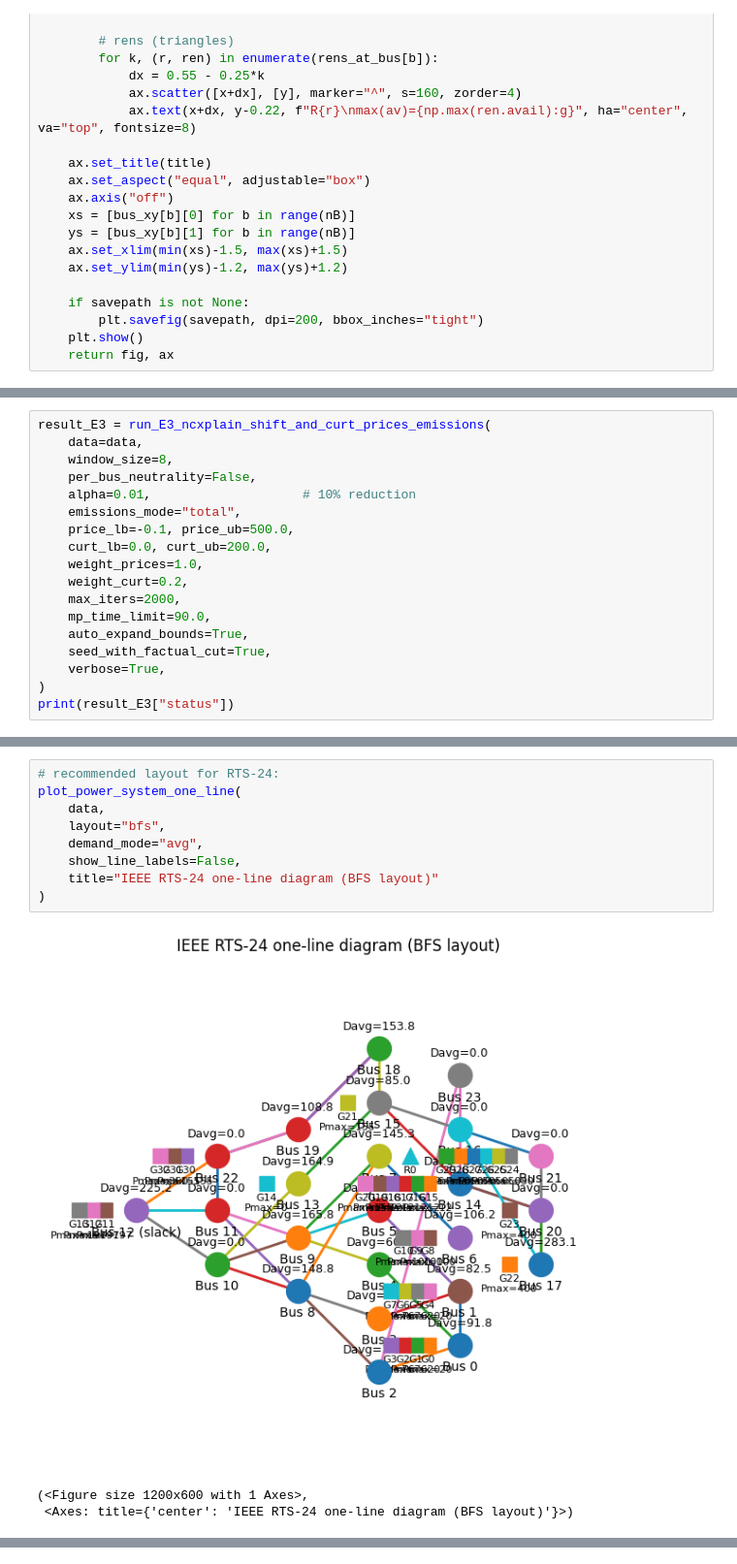
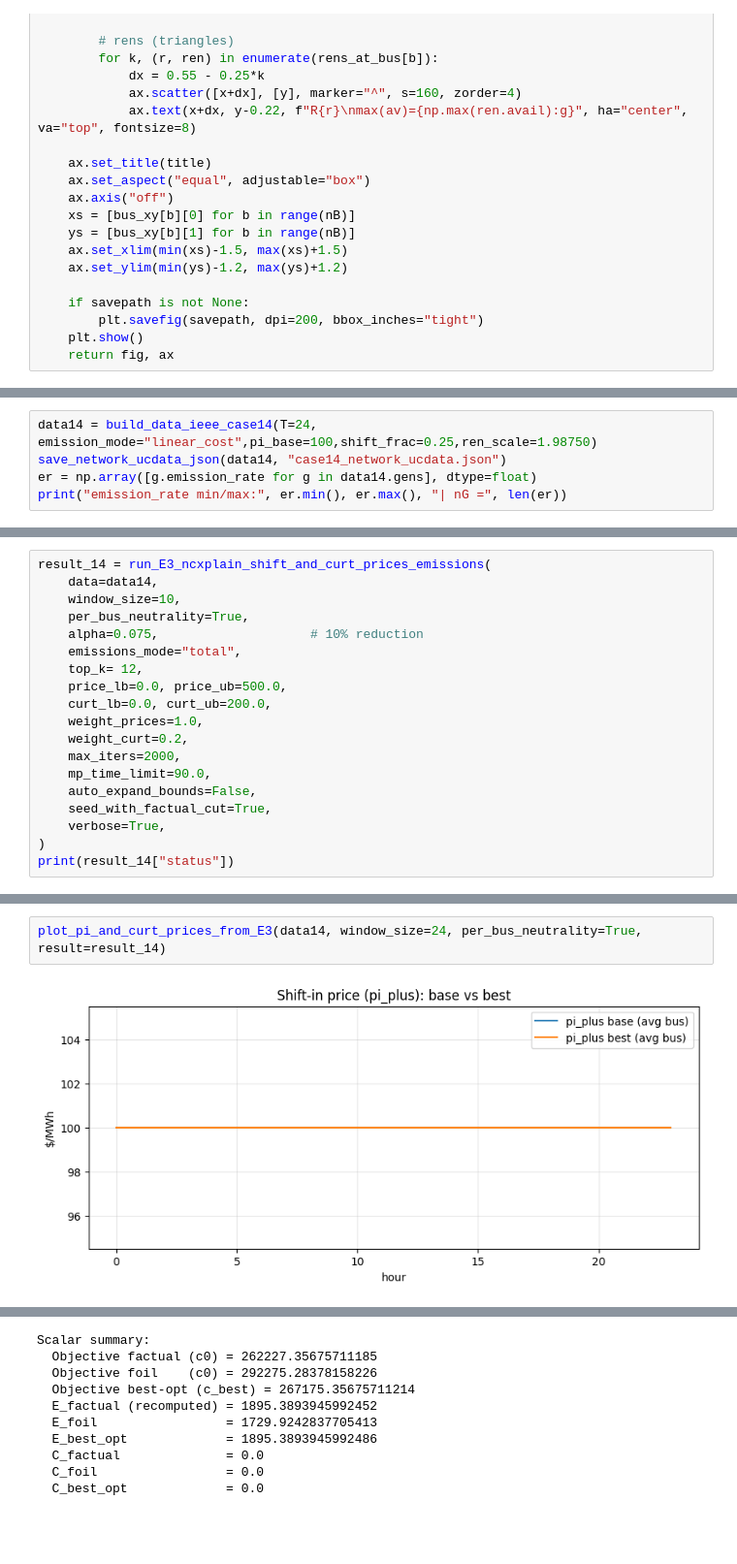
Before and after one commit to TomasStevenson/Counterfactual-Explanations-for-optimization-problems, a Jupyter notebook: Mixed/UC-Experiments/UC-WCEe.ipynb, the cells around one changed output, grey strips where cells are left out. Shown at 97% size. Cells and saved outputs as stored; diff of their text form; blank space fills up the shorter version.

Commit message:
Addig realistic values to parameters and broadening time window

```diff
--- a/Mixed/UC-Experiments/UC-WCEe.ipynb
+++ b/Mixed/UC-Experiments/UC-WCEe.ipynb
@@ -5789,0 +6198,5 @@ def build_data_ieee_rts24(
+# %%
+data14 = build_data_ieee_case14(T=24, emission_mode="linear_cost",pi_base=100,shift_frac=0.25,ren_scale=1.98750)
+save_network_ucdata_json(data14, "case14_network_ucdata.json")
+er = np.array([g.emission_rate for g in data14.gens], dtype=float)
+print("emission_rate min/max:", er.min(), er.max(), "| nG =", len(er))
@@ -5796,19 +6213,20 @@ emission_rate min/max: 0.3 1.1600000000000001 | nG = 33
 # %%
-result_E3 = run_E3_ncxplain_shift_and_curt_prices_emissions(
-    data=data,
-    window_size=8,
-    per_bus_neutrality=False,
-    alpha=0.01,                    # 10% reduction
+result_14 = run_E3_ncxplain_shift_and_curt_prices_emissions(
+    data=data14,
+    window_size=10,
+    per_bus_neutrality=True,
+    alpha=0.075,                    # 10% reduction
     emissions_mode="total",
-    price_lb=-0.1, price_ub=500.0,
+    top_k= 12,
+    price_lb=0.0, price_ub=500.0,
     curt_lb=0.0, curt_ub=200.0,
     weight_prices=1.0,
     weight_curt=0.2,
     max_iters=2000,
     mp_time_limit=90.0,
-    auto_expand_bounds=True,
+    auto_expand_bounds=False,
     seed_with_factual_cut=True,
     verbose=True,
 )
-print(result_E3["status"])
+print(result_14["status"])
 # %% [output]
@@ -6343,13 +6236,4 @@ NameError: name 'plot_pi_and_curt_prices_from_E3' is not defined
-# %%
-# recommended layout for RTS-24:
-plot_power_system_one_line(
-    data,
-    layout="bfs",
-    demand_mode="avg",
-    show_line_labels=False,
-    title="IEEE RTS-24 one-line diagram (BFS layout)"
-)
-# %% [output]
-[figure, removed]
-(<Figure size 1200x600 with 1 Axes>,
- <Axes: title={'center': 'IEEE RTS-24 one-line diagram (BFS layout)'}>)
+# %%
+plot_pi_and_curt_prices_from_E3(data14, window_size=24, per_bus_neutrality=True, result=result_14)
+# %% [output]
+[figure, added]
@@ -6355,0 +6252,10 @@ plot_power_system_one_line(
+Scalar summary:
+  Objective factual (c0) = 262227.35675711185
+  Objective foil    (c0) = 292275.28378158226
+  Objective best-opt (c_best) = 267175.35675711214
+  E_factual (recomputed) = 1895.3893945992452
+  E_foil                 = 1729.9242837705413
+  E_best_opt             = 1895.3893945992486
+  C_factual              = 0.0
+  C_foil                 = 0.0
+  C_best_opt             = 0.0
```
Also changed, not shown: parts of 21 cells of this notebook, 2 other files.
